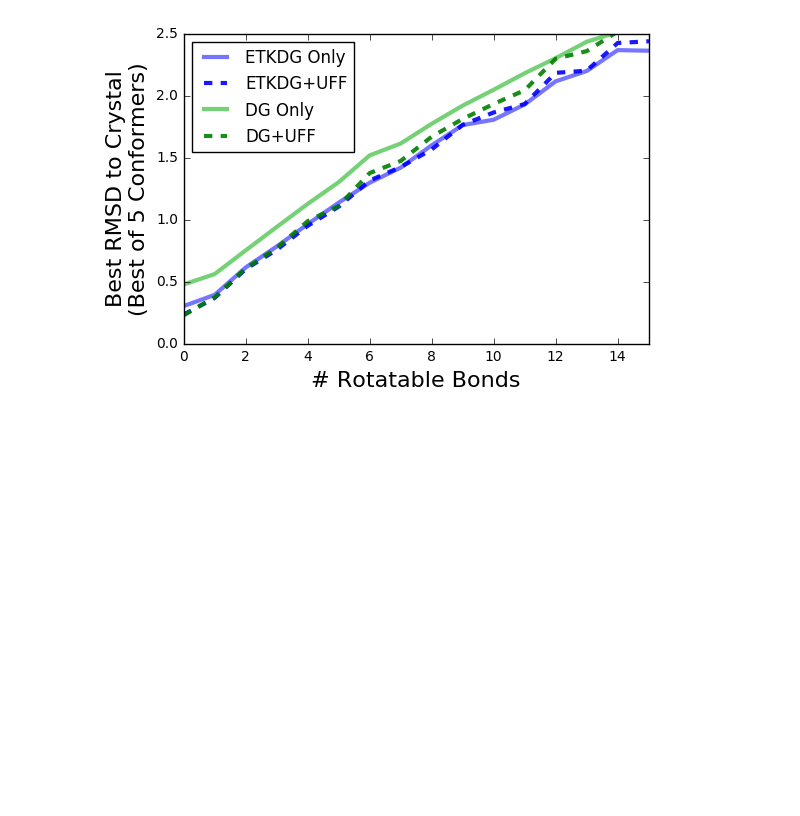
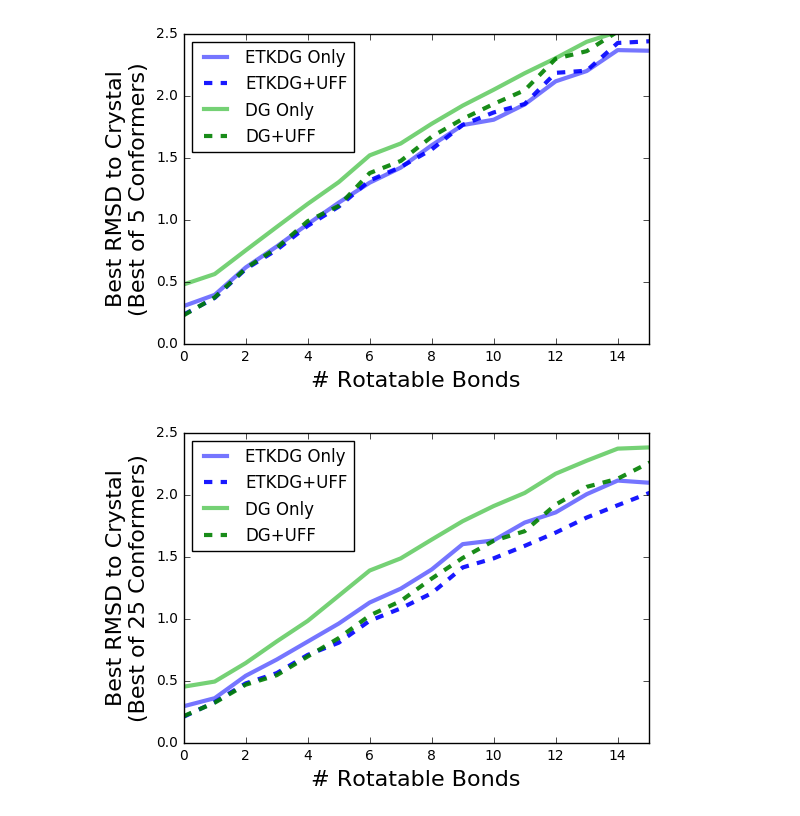
Before and after one commit to dkoes/notebooks, a Jupyter notebook: conformers.ipynb, the cells around one changed output. Drawn from its saved outputs; the diff is of its cells as text; code cells hidden in the pictures; blank space fills up the shorter version.

```diff
--- a/conformers.ipynb
+++ b/conformers.ipynb
@@ -215,3 +215,17 @@ plt.legend(loc='best');
 plt.savefig('nomincomp.png',bbox_inches='tight')
 # %% [output]
 [figure]
+# %%
+plt.plot(xrange(26),aves['etkdg_nomin'],color='#6666ff',label='ETKDG Only',linewidth=3,alpha=.9)
+plt.plot(xrange(26),aves['etkdg'],'b--',label='ETKDG+UFF',linewidth=3,alpha=.9)
+plt.plot(xrange(26),aves['nomin'],color='#66cc66',label='DG Only',linewidth=3,alpha=.9)
+plt.plot(xrange(26),aves['default'],'g--',label='DG+UFF',linewidth=3,alpha=.9)
+
+plt.xlabel("# Rotatable Bonds",fontsize=16)
+plt.ylabel("Best RMSD to Crystal\n(Best of 25 Conformers)",fontsize=16)
+plt.ylim(0,2.5)
+plt.xlim(0,15)
+plt.legend(loc='best');
+plt.savefig('nomincomp25.png',bbox_inches='tight')
+# %% [output]
+[figure, added]
```
